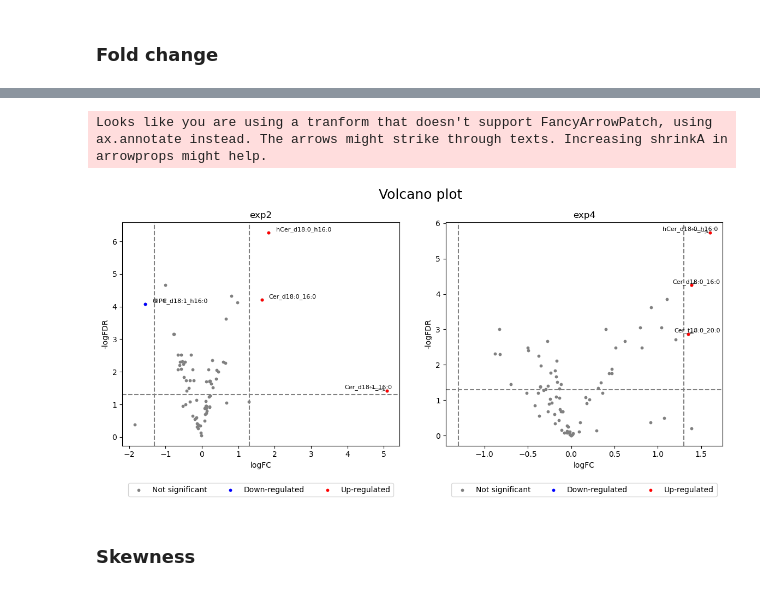
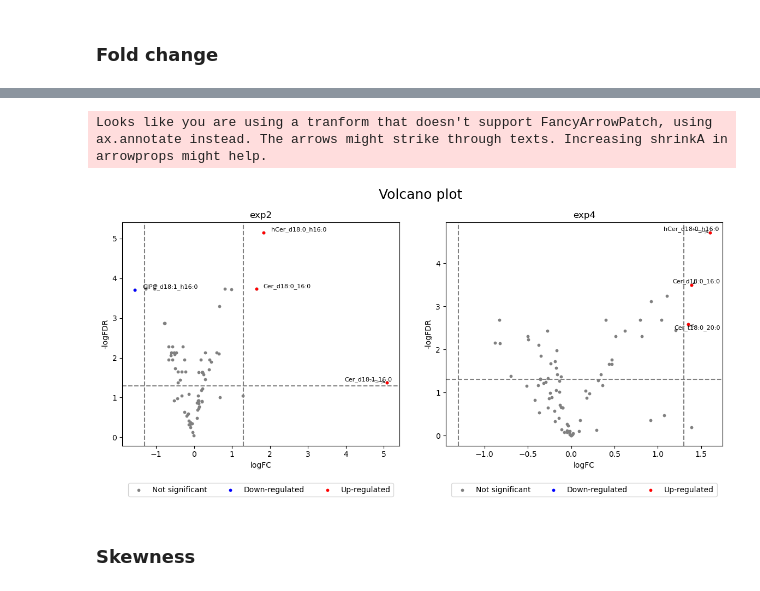
Before and after one commit to janniswi00/sphingo_modelling, a Jupyter notebook: code/analysis.ipynb, the cells around one changed output, grey strips where cells are left out. Cells and saved outputs as stored; diff of their text form; code cells hidden in the pictures.

```diff
--- a/code/analysis.ipynb
+++ b/code/analysis.ipynb
@@ -346,7 +346,7 @@ level = -np.log10(signif)
 fig, axs = plt.subplots(1, 2, figsize=(12,6))
 
 for i, exp in enumerate(["exp2", "exp4"]):
-    df_volcano = df[["compound", f"log2_fc_{exp}", f"p_val_{exp}_adj"]]
+    df_volcano = df[["compound", f"log2_fc_{exp}", f"p_val_adj_{exp}"]]
     df_volcano.columns = ["compounds", "log2_fc", "p_val_adj"]
 
     axs[i].scatter(x=df_volcano["log2_fc"], y=df_volcano["p_val_adj"].apply(lambda x:-np.log10(x)), s=size, label="Not significant", color="grey")
@@ -359,34 +359,34 @@ for i, exp in enumerate(["exp2", "exp4"]):
 
 
     # add texts
     texts=[]
     for _,r in up.iterrows():
         texts.append(axs[i].text(x=r['log2_fc'],y=-np.log10(r['p_val_adj']),s=r["compounds"], fontsize=8))
 
     for _,r in down.iterrows():
         texts.append(axs[i].text(x=r['log2_fc'],y=-np.log10(r['p_val_adj']),s=r["compounds"], fontsize=8))
 
     adjust_text(texts, ax=axs[i], arrowprops=dict(arrowstyle="->", color='black', lw=0.5),
                 expand_points=(1.2,1.2),
                 expand_text=(1.2,1.2),
                 force_points=0.5,
                 force_text=0.5,
                 lim=100)
 
     axs[i].set_title(f"{exp}")
     axs[i].set_xlabel("logFC")
     axs[i].set_ylabel("-logFDR")
     axs[i].axvline(level*-1, color="grey", linestyle="--")
     axs[i].axvline(level, color="grey", linestyle="--")
     axs[i].axhline(level, color="grey", linestyle="--")
     axs[i].legend(bbox_to_anchor=(0.5, -0.15), ncol=3, loc="upper center")
 
 
 plt.suptitle("Volcano plot", fontsize=18)
 plt.tight_layout()
 # %% [output]
 Looks like you are using a tranform that doesn't support FancyArrowPatch, using ax.annotate instead. The arrows might strike through texts. Increasing shrinkA in arrowprops might help.
-[figure, old version]
+[figure, new version]
 # %% [markdown]
 ### Skewness
 # %%
```
Also changed, not shown: parts of 7 cells of this notebook.
